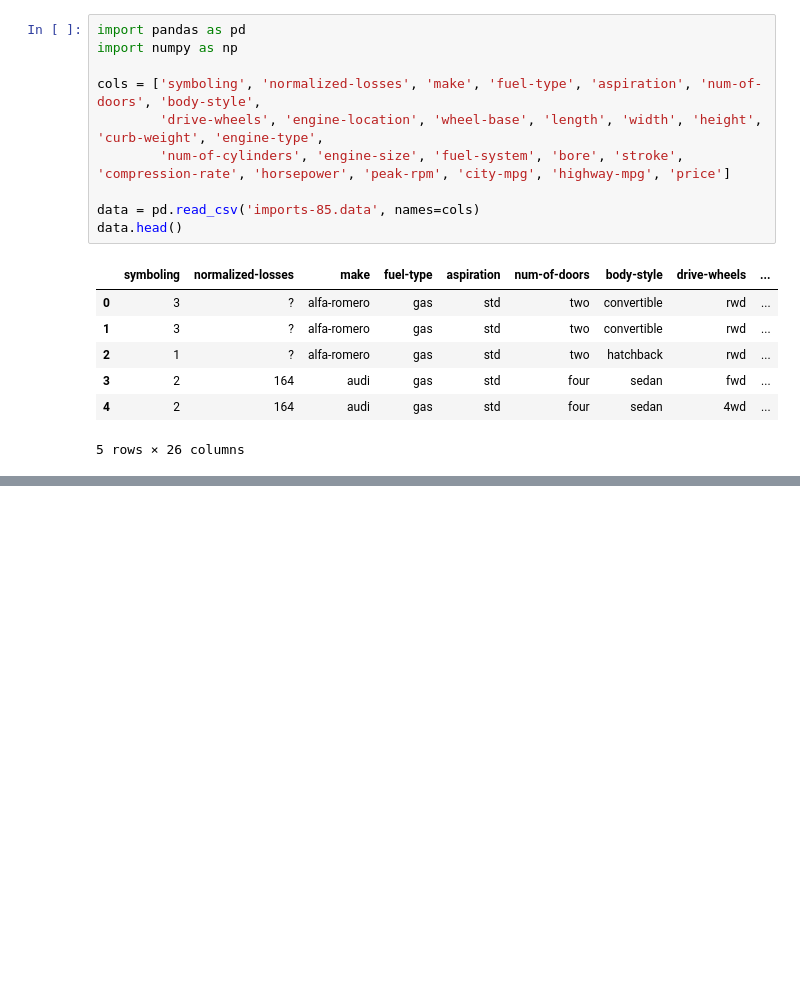
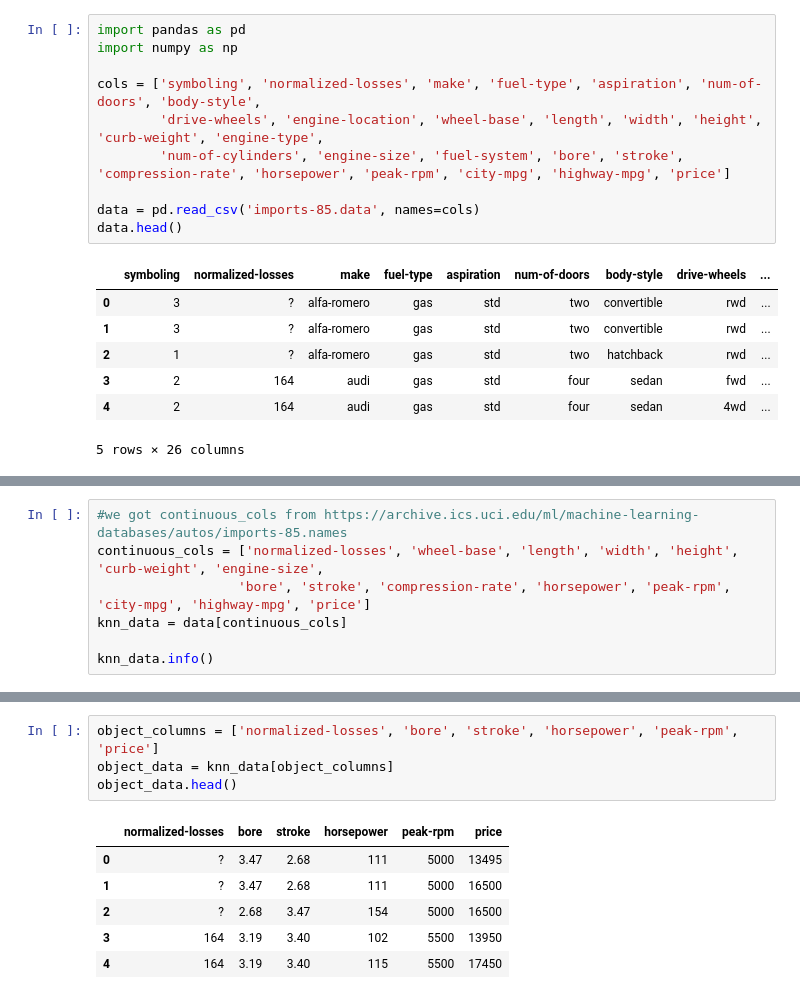
Before and after one commit to njpowers7915/car_price_prediction, a Jupyter notebook: knn_car_price_predictions.ipynb, the cells around one changed output, grey strips where cells are left out. Cells and saved outputs as stored; diff of their text form; blank space fills up the shorter version.

```diff
--- a/knn_car_price_predictions.ipynb
+++ b/knn_car_price_predictions.ipynb
@@ -36,0 +30,7 @@ cols_to_convert = ['normalized-losses', 'bore', 'stroke', 'horsepower', 'peak-rp
+# %%
+#we got continuous_cols from https://archive.ics.uci.edu/ml/machine-learning-databases/autos/imports-85.names
+continuous_cols = ['normalized-losses', 'wheel-base', 'length', 'width', 'height', 'curb-weight', 'engine-size',
+                  'bore', 'stroke', 'compression-rate', 'horsepower', 'peak-rpm', 'city-mpg', 'highway-mpg', 'price']
+knn_data = data[continuous_cols]
+
+knn_data.info()
@@ -37 +58,12 @@ cols_to_convert = ['normalized-losses', 'bore', 'stroke', 'horsepower', 'peak-rp
+# %%
+object_columns = ['normalized-losses', 'bore', 'stroke', 'horsepower', 'peak-rpm', 'price']
+object_data = knn_data[object_columns]
+object_data.head()
+# %% [output]
+|  | normalized-losses | bore | stroke | horsepower | peak-rpm | price |
+| 0 | ? | 3.47 | 2.68 | 111 | 5000 | 13495 |
+| 1 | ? | 3.47 | 2.68 | 111 | 5000 | 16500 |
+| 2 | ? | 2.68 | 3.47 | 154 | 5000 | 16500 |
+| 3 | 164 | 3.19 | 3.40 | 102 | 5500 | 13950 |
+| 4 | 164 | 3.19 | 3.40 | 115 | 5500 | 17450 |
 # %%
```
Also changed, not shown: parts of 30 cells of this notebook.
